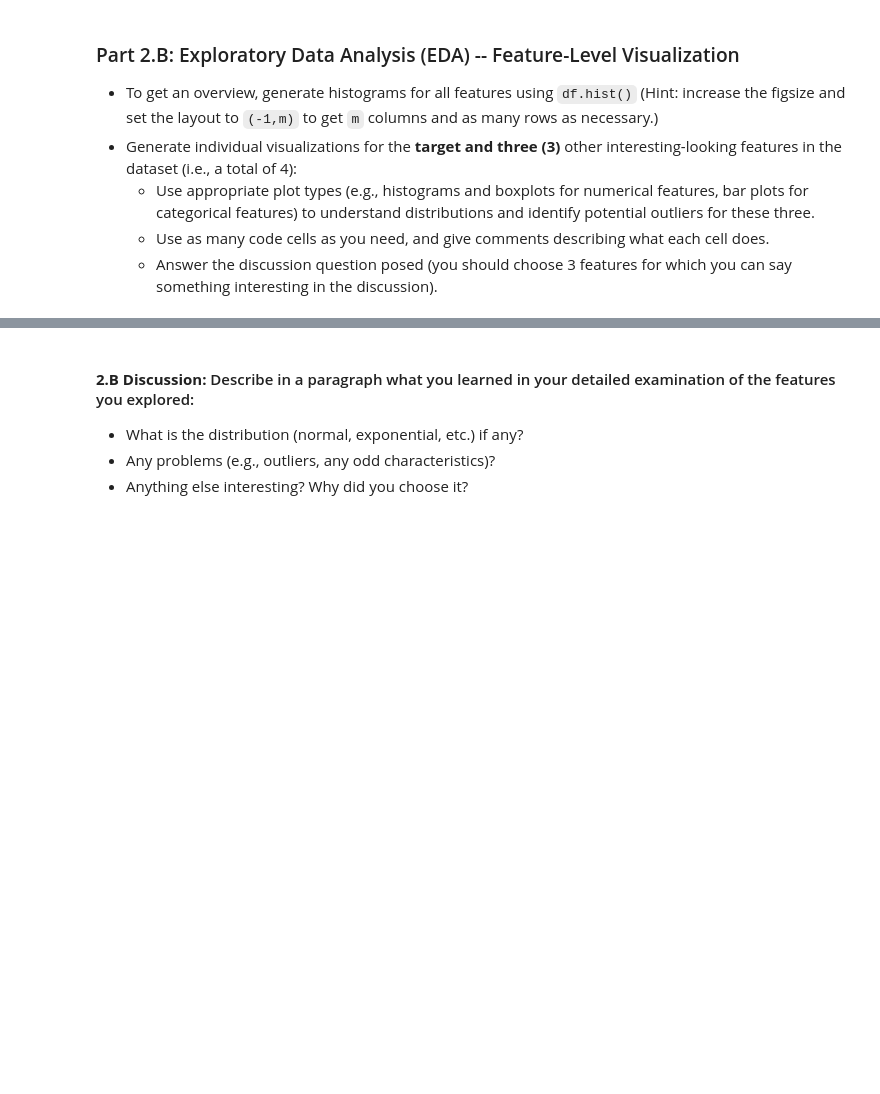
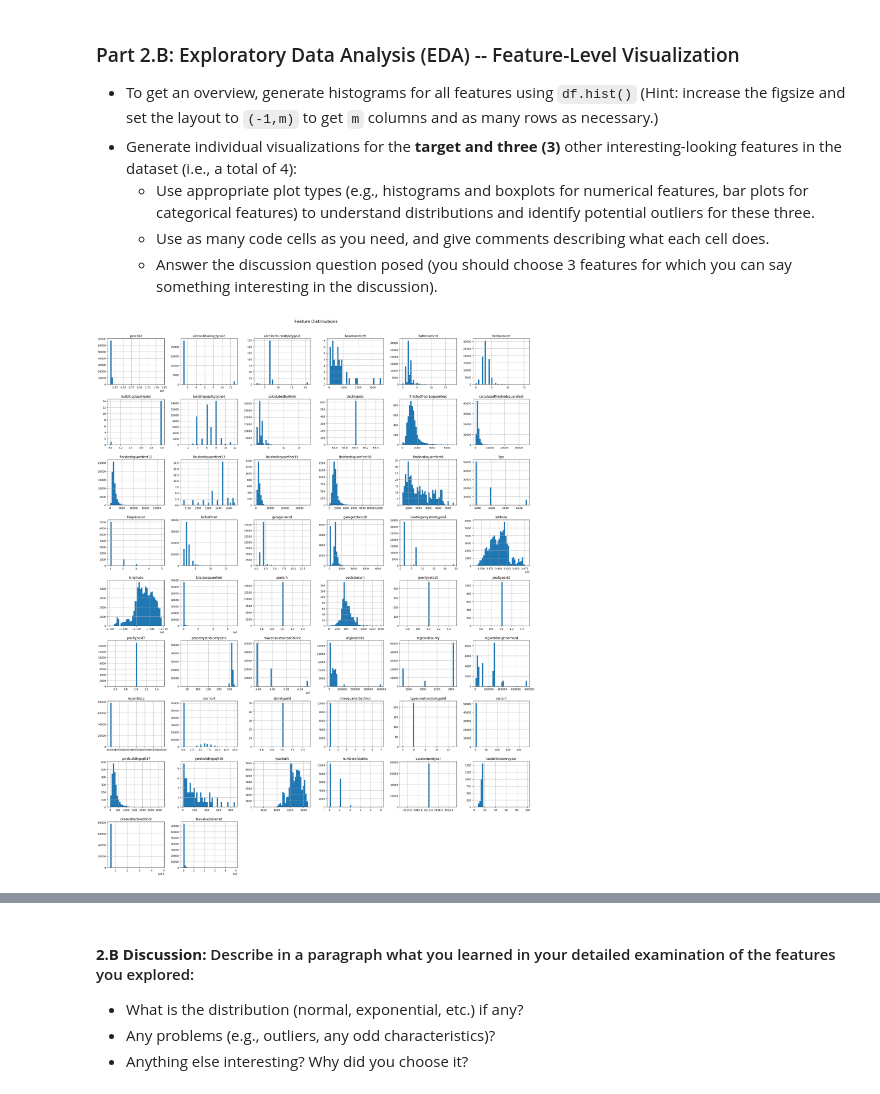
Before and after one commit to ordonezr/DX603-Milestone-Projects, a Jupyter notebook: Milestone_01.ipynb, the cells around one changed output, grey strips where cells are left out. Saved outputs shown, nothing was run; the diff lists cells and outputs as text; code cells hidden in the pictures; blank space fills up the shorter version.

```diff
--- a/Milestone_01.ipynb
+++ b/Milestone_01.ipynb
@@ -174,3 +298,12 @@ Hint: Just use `.head()`, `.info()`, and `.nunique()`.
     - Use appropriate plot types (e.g., histograms and boxplots for numerical features, bar plots for categorical features) to understand distributions and identify potential outliers for these three.
     - Use as many code cells as you need, and give comments describing what each cell does.
     - Answer the discussion question posed (you should choose 3 features for which you can say something interesting in the discussion).
+# %%
+# Generate histograms
+
+df.hist(figsize=(24, 30), layout=(-1, 6), bins=40)
+plt.suptitle("Feature Distributions", y=1.01, fontsize=16)
+plt.tight_layout()
+plt.show()
+# %% [output]
+[figure, added]
```
Also changed, not shown: parts of 16 cells of this notebook.
